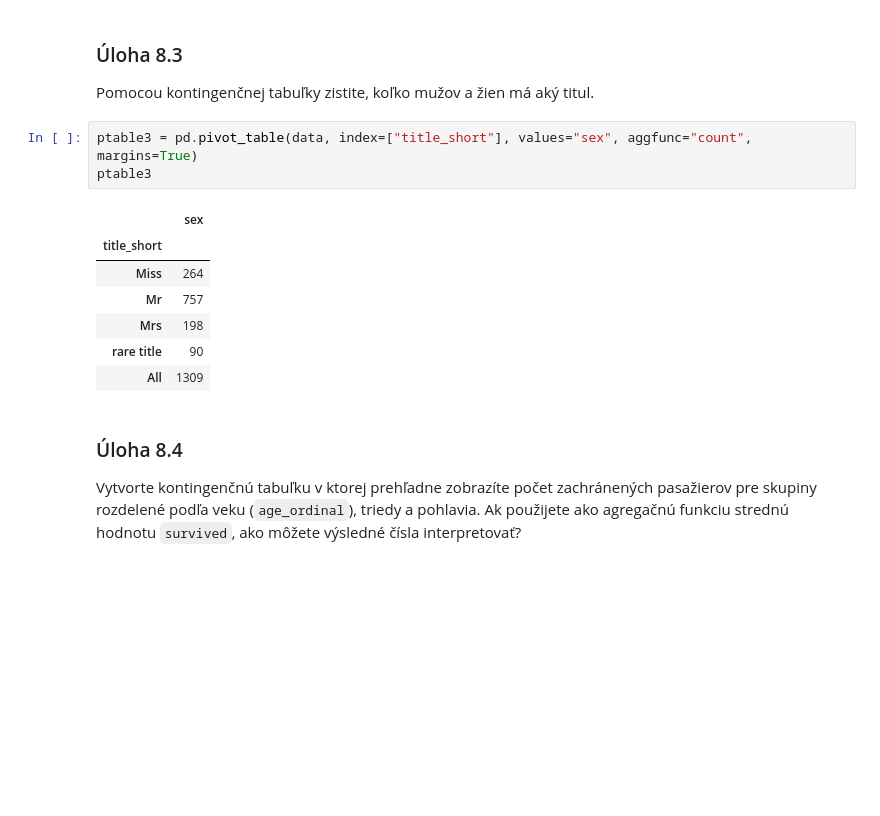
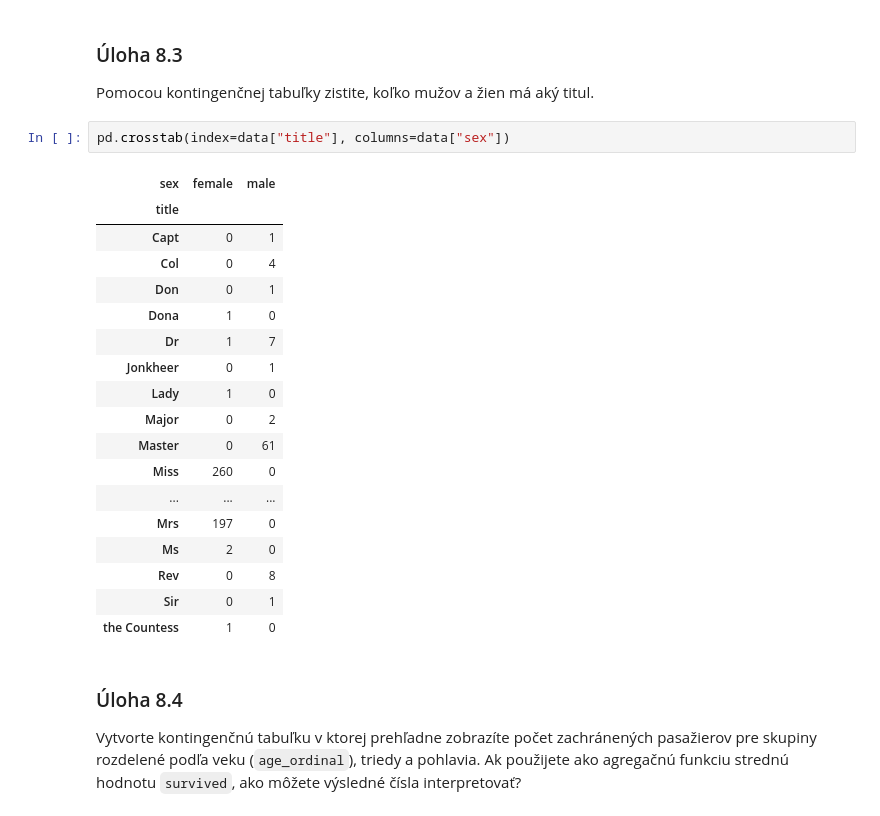
Before and after one commit to Konkolova/WDA, a Jupyter notebook: 8/notebooks/titanic1.ipynb, the cells around one changed output. Saved outputs shown, nothing was run; the diff lists cells and outputs as text; blank space fills up the shorter version.

```diff
--- a/8/notebooks/titanic1.ipynb
+++ b/8/notebooks/titanic1.ipynb
@@ -346,17 +377,27 @@ Name: age_ordinal, dtype: int64
 # %% [markdown]
 ### Úloha 8.3
 Pomocou kontingenčnej tabuľky zistite, koľko mužov a žien má aký titul.
-# %%
-ptable3 = pd.pivot_table(data, index=["title_short"], values="sex", aggfunc="count", margins=True)
-ptable3
-# %% [output]
-|  | sex |
-| title_short |  |
-| Miss | 264 |
-| Mr | 757 |
-| Mrs | 198 |
-| rare title | 90 |
-| All | 1309 |
+# %%
+pd.crosstab(index=data["title"], columns=data["sex"])
+# %% [output]
+| sex | female | male |
+| title |  |  |
+| Capt | 0 | 1 |
+| Col | 0 | 4 |
+| Don | 0 | 1 |
+| Dona | 1 | 0 |
+| Dr | 1 | 7 |
+| Jonkheer | 0 | 1 |
+| Lady | 1 | 0 |
+| Major | 0 | 2 |
+| Master | 0 | 61 |
+| Miss | 260 | 0 |
+| ... | ... | ... |
+| Mrs | 197 | 0 |
+| Ms | 2 | 0 |
+| Rev | 0 | 8 |
+| Sir | 0 | 1 |
+| the Countess | 1 | 0 |
 # %% [markdown]
 ### Úloha 8.4
 Vytvorte kontingenčnú tabuľku v ktorej prehľadne zobrazíte počet zachránených pasažierov pre skupiny rozdelené podľa veku (`age_ordinal`), triedy a pohlavia. Ak použijete ako agregačnú funkciu strednú hodnotu `survived`, ako môžete výsledné čísla interpretovať?
```
Also changed, not shown: parts of 8 cells of this notebook.
